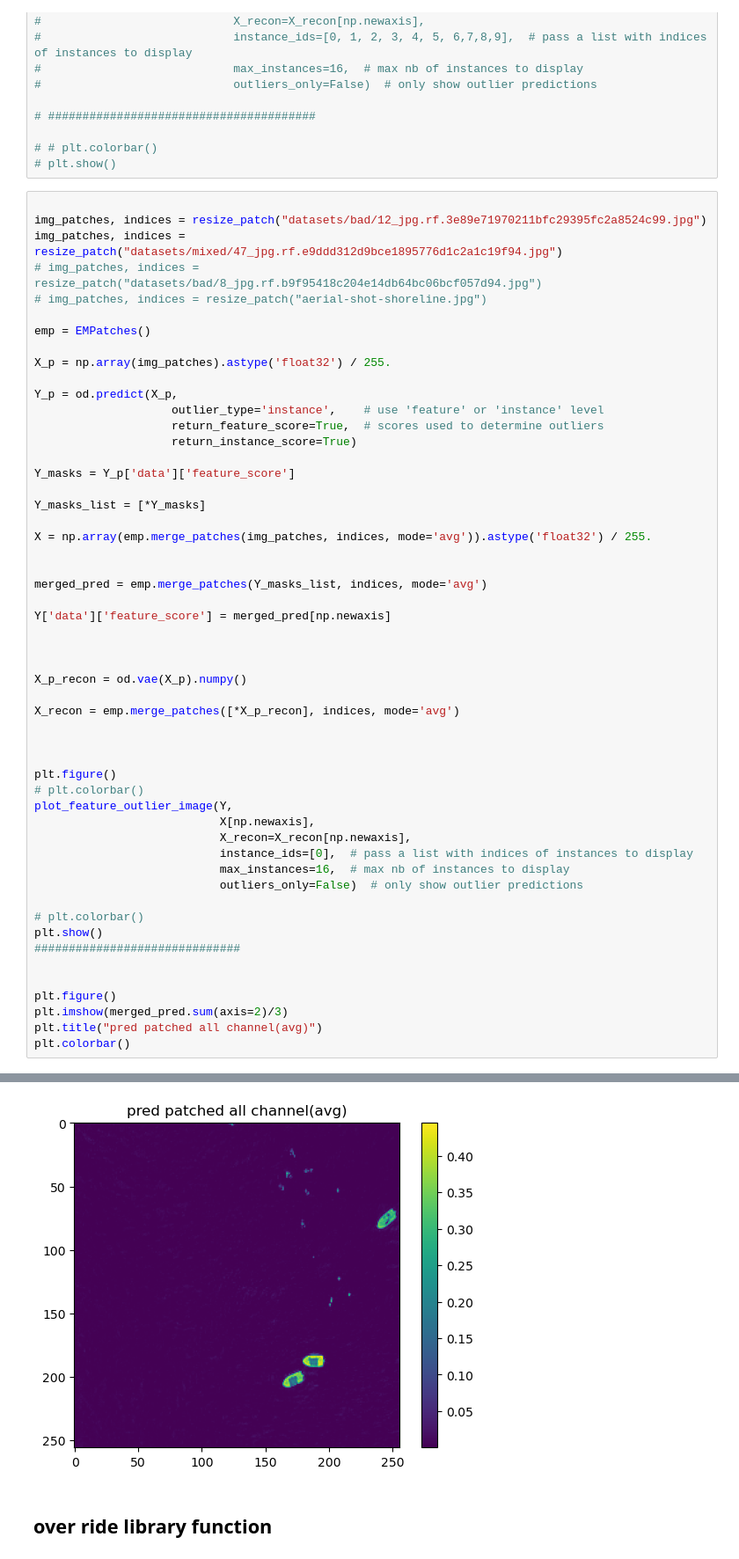
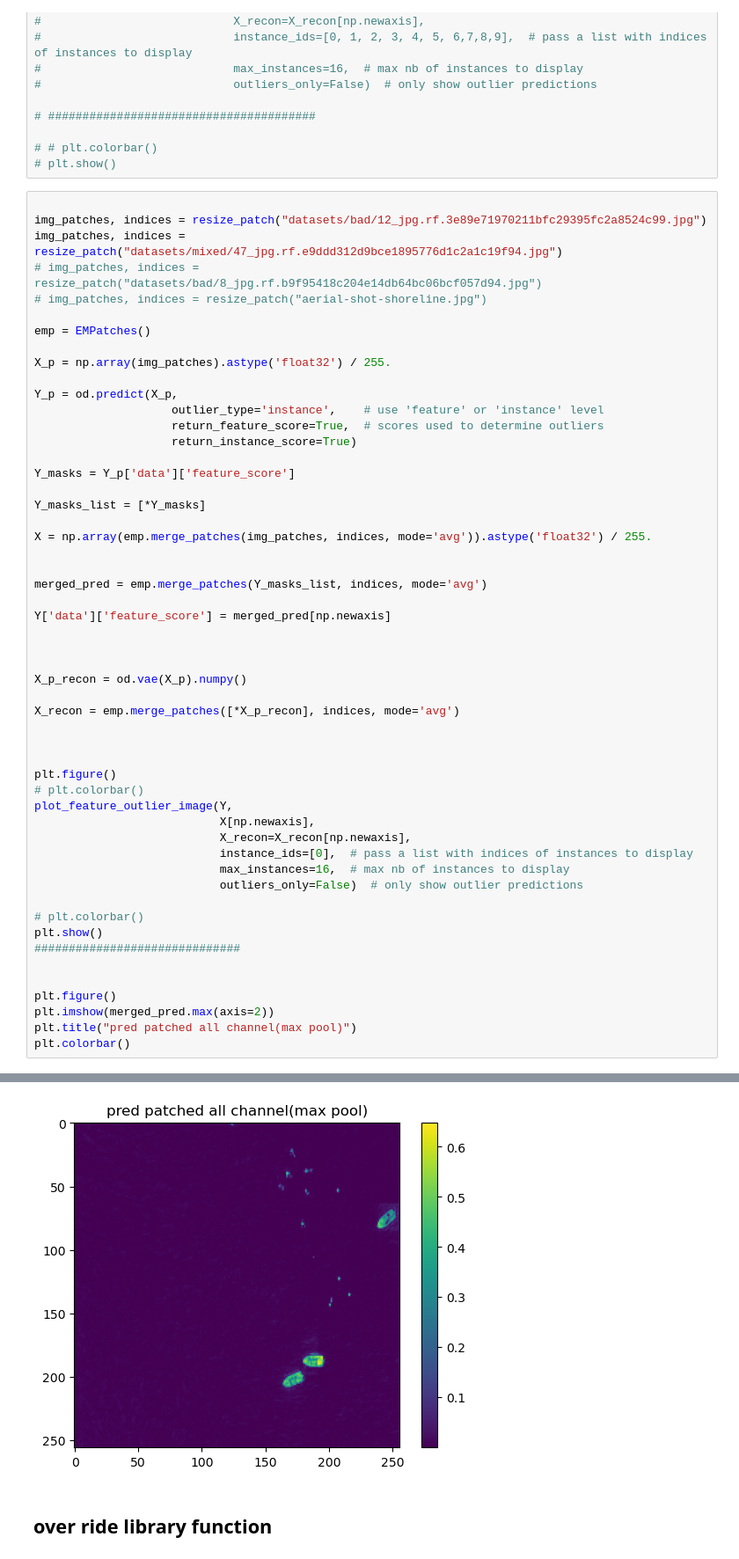
Before and after one commit to ahmadSum1/NTNU_mscThesis, a Jupyter notebook: 264_alibinet_outlier_detection_skb_smallNet.ipynb, the cells around one changed output, grey strips where cells are left out. Shown at 88% size. Saved outputs shown, nothing was run; the diff lists cells and outputs as text.

```diff
--- a/264_alibinet_outlier_detection_skb_smallNet.ipynb
+++ b/264_alibinet_outlier_detection_skb_smallNet.ipynb
@@ -615,36 +615,36 @@ merged_pred = emp.merge_patches(Y_masks_list, indices, mode='avg')
 Y['data']['feature_score'] = merged_pred[np.newaxis]
 
 
 
 X_p_recon = od.vae(X_p).numpy()
 
 X_recon = emp.merge_patches([*X_p_recon], indices, mode='avg')
 
 
 
 plt.figure()
 # plt.colorbar()
 plot_feature_outlier_image(Y,
                            X[np.newaxis],
                            X_recon=X_recon[np.newaxis],
                            instance_ids=[0],  # pass a list with indices of instances to display
                            max_instances=16,  # max nb of instances to display
                            outliers_only=False)  # only show outlier predictions
 
 # plt.colorbar()
 plt.show()
 ##############################
 
 
 plt.figure()
-plt.imshow(merged_pred.sum(axis=2)/3)
-plt.title("pred patched all channel(avg)")
+plt.imshow(merged_pred.max(axis=2))
+plt.title("pred patched all channel(max pool)")
 plt.colorbar()
 # %% [output]
 <Figure size 640x480 with 0 Axes>
 [figure]
 <matplotlib.colorbar.Colorbar at 0x...>
-[figure, old version]
+[figure, new version]
 # %% [markdown]
 ## over ride library function
 # %%
```
Also changed, not shown: parts of 2 cells of this notebook.
